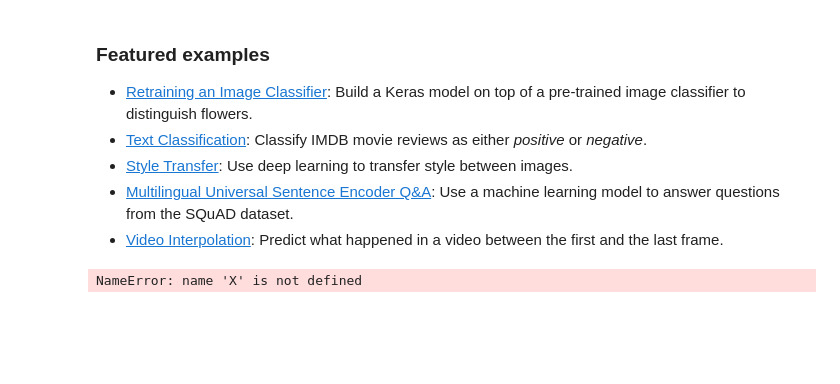
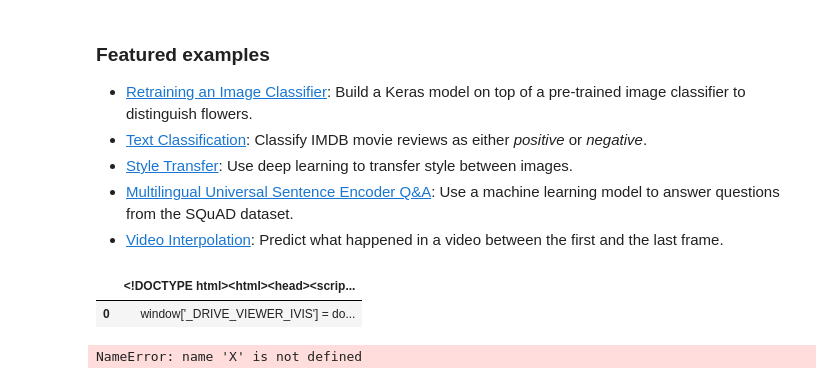
Before and after one commit to douglas-t/acs-community-deployment, a Jupyter notebook: T1_ML.ipynb, the cells around one changed output. Saved outputs shown, nothing was run; the diff lists cells and outputs as text; code cells hidden in the pictures; blank space fills up the shorter version.

```diff
--- a/T1_ML.ipynb
+++ b/T1_ML.ipynb
@@ -194,6 +194,12 @@ import matplotlib.pyplot as plt
 # %%
 #2. Charger votre dataset diabets.csv dans la dataframe datadiabetes :
 data_diabetes = pd.read_csv('https://drive.google.com/file/d/1nDJgiPL7B6ZXt0_h4UhFrOwacfoE36CV/view?usp=sharing/2021_diabetes.csv',sep=',',index_col=None,header=0,on_bad_lines='skip')
+# %%
+#test de chargement de données
+data_diabetes.head()
+# %% [output]
+|  | <!DOCTYPE html><html><head><scrip... |
+| 0 | window['_DRIVE_VIEWER_IVIS'] = do... |
 # %%
 #Répartir vos données en X_train, Y_train et X_test et Y_test.
 #Entrainer un classifieur arbre de décision sur le même dataset.
```
